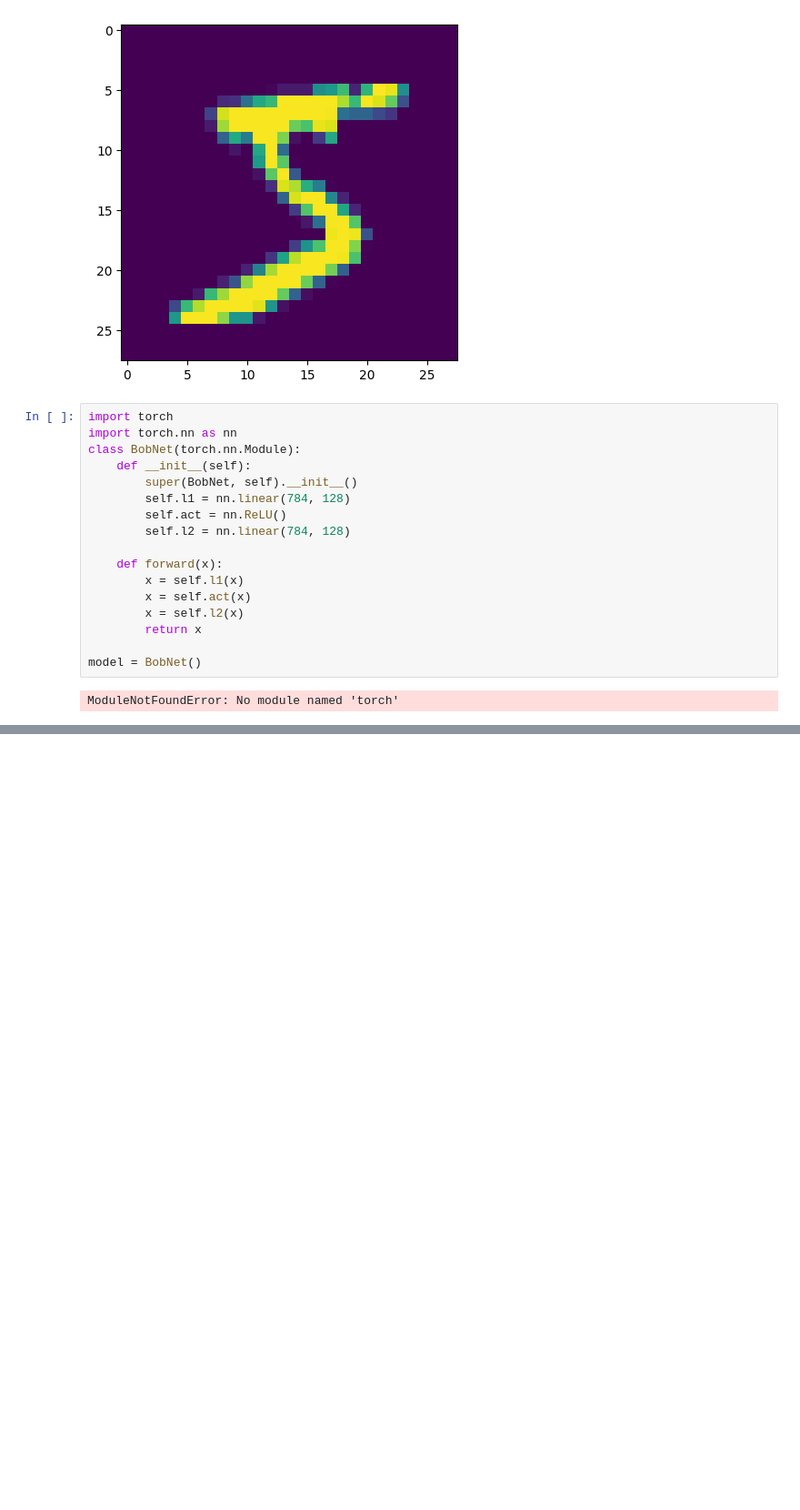
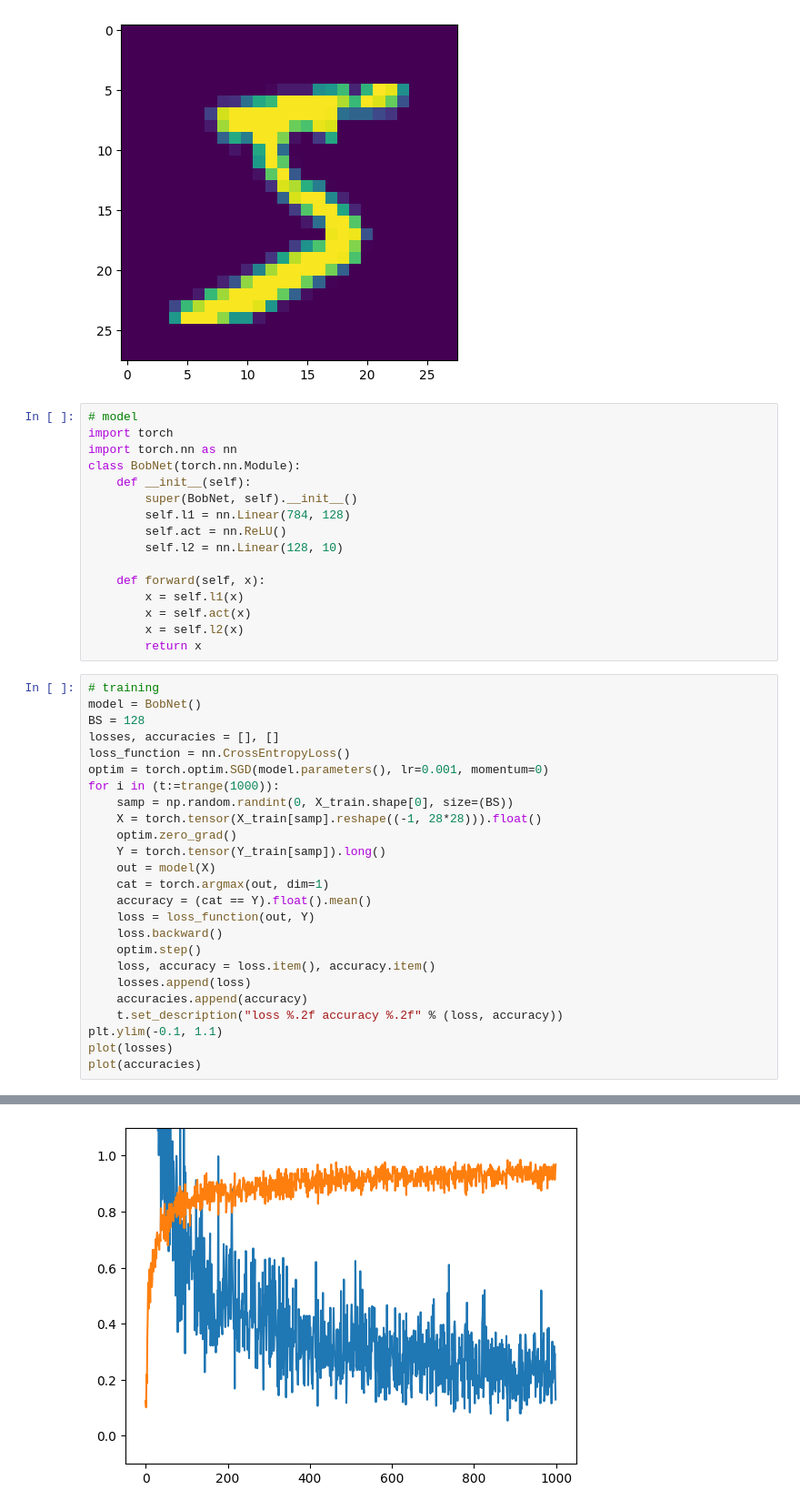
Before and after one commit to ksananth4424/MNIST_from_numpy, a Jupyter notebook: MNIST_from_numpy.ipynb, the cells around one changed output, grey strips where cells are left out. Shown: that part at 91% size. Cells and saved outputs as stored; diff of their text form; blank space fills up the shorter version.

```diff
--- a/MNIST_from_numpy.ipynb
+++ b/MNIST_from_numpy.ipynb
@@ -30,21 +31,44 @@ imshow(X_train[0]), Y_train[0]
 (<matplotlib.image.AxesImage at 0x...>, 5)
 [figure]
 # %%
+# model
 import torch
 import torch.nn as nn
 class BobNet(torch.nn.Module):
     def __init__(self):
         super(BobNet, self).__init__()
-        self.l1 = nn.linear(784, 128)
+        self.l1 = nn.Linear(784, 128)
         self.act = nn.ReLU()
-        self.l2 = nn.linear(784, 128)
+        self.l2 = nn.Linear(128, 10)
 
-    def forward(x):
+    def forward(self, x):
         x = self.l1(x)
         x = self.act(x)
         x = self.l2(x)
         return x
-
-model = BobNet()
-# %% [output]
-ModuleNotFoundError: No module named 'torch'
+# %%
+# training
+model = BobNet()
+BS = 128
+losses, accuracies = [], []
+loss_function = nn.CrossEntropyLoss()
+optim = torch.optim.SGD(model.parameters(), lr=0.001, momentum=0)
+for i in (t:=trange(1000)):
+    samp = np.random.randint(0, X_train.shape[0], size=(BS))
+    X = torch.tensor(X_train[samp].reshape((-1, 28*28))).float()
+    optim.zero_grad()
+    Y = torch.tensor(Y_train[samp]).long()
+    out = model(X)
+    cat = torch.argmax(out, dim=1)
+    accuracy = (cat == Y).float().mean()
+    loss = loss_function(out, Y)
+    loss.backward()
+    optim.step()
+    loss, accuracy = loss.item(), accuracy.item()
+    losses.append(loss)
+    accuracies.append(accuracy)
+    t.set_description("loss %.2f accuracy %.2f" % (loss, accuracy))
+plt.ylim(-0.1, 1.1)
+plot(losses)
+plot(accuracies)
+# %% [output]
@@ -50,0 +76 @@ ModuleNotFoundError: No module named 'torch'
+[figure, added]
```
Also changed, not shown: parts of 7 cells of this notebook.
